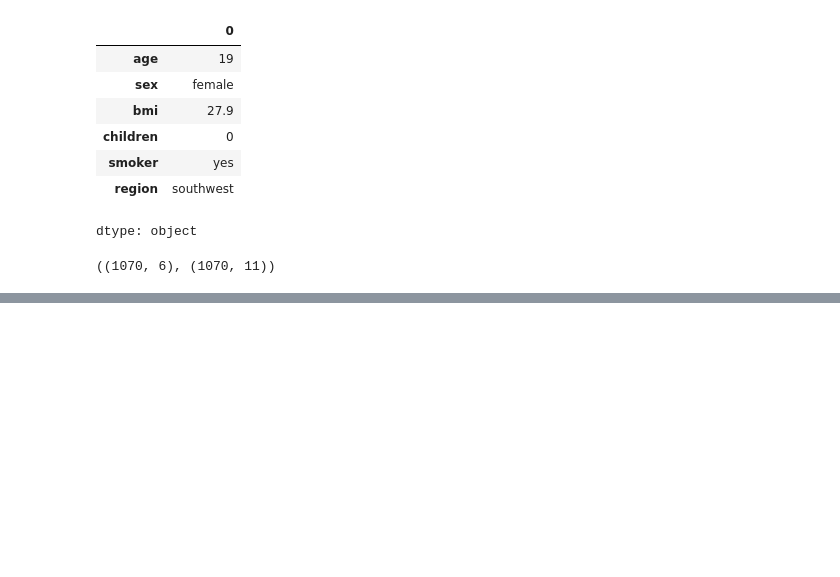
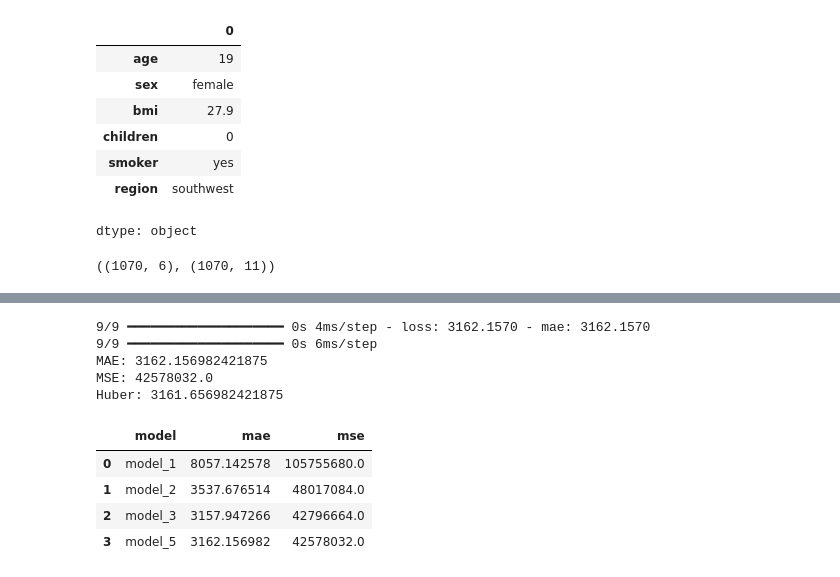
Before and after one commit to Sayantan615/Practice-Code, a Jupyter notebook: Tensorflow Labs/tensorflow_regression.ipynb, the cells around one changed output, grey strips where cells are left out. Drawn from its saved outputs; the diff is of its cells as text; code cells hidden in the pictures; blank space fills up the shorter version.

```diff
--- a/Tensorflow Labs/tensorflow_regression.ipynb
+++ b/Tensorflow Labs/tensorflow_regression.ipynb
@@ -797,6 +797,7 @@ X_train, X_test, y_train, y_test = train_test_split(X, y, test_size=0.2, random_
 
 ct.fit(X_train)
 X_train_normal = ct.transform(X_train)
+X_test_normal = ct.transform(X_test)
 X_train_normal
 # %% [output]
 array([[0.60869565, 0.10734463, 0.4       , ..., 1.        , 0.        ,
@@ -832,16 +833,16 @@ import tensorflow as tf
 
 tf.random.set_seed(42)
 
-insurance_m3_norm = tf.keras.Sequential([
+insurance_5 = tf.keras.Sequential([
     tf.keras.layers.Dense(100),
     tf.keras.layers.Dense(10),
     tf.keras.layers.Dense(1)
 ])
 
-insurance_m3_norm.compile(
+insurance_5.compile(
     loss=tf.keras.losses.mae,
     optimizer=tf.keras.optimizers.Adam(learning_rate=0.01),
     metrics=['mae']
 )
 
-history4 = insurance_m3_norm.fit(X_train, y_train, epochs=100)
+history4 = insurance_5.fit(X_train_normal, y_train, epochs=100)
@@ -847,0 +867,26 @@ history4 = insurance_m3_norm.fit(X_train, y_train, epochs=100)
+# %%
+# Evaluate the model train on normalized data
+insurance_5.evaluate(X_test_normal, y_test)
+mae5, mse5, huber5 = evaluate(insurance_5, X_test_normal, y_test)
+# %% [output]
+9/9 ━━━━━━━━━━━━━━━━━━━━ 0s 4ms/step - loss: 3162.1570 - mae: 3162.1570
+9/9 ━━━━━━━━━━━━━━━━━━━━ 0s 6ms/step
+MAE: 3162.156982421875
+MSE: 42578032.0
+Huber: 3161.656982421875
+# %%
+results = [
+    ["model_1", mae1.numpy(), mse1.numpy()],
+    ["model_2", mae2.numpy(), mse2.numpy()],
+    ["model_3", mae3.numpy(), mse3.numpy()],
+    ["model_5", mae5.numpy(), mse5.numpy()]
+]
+
+all_results = pd.DataFrame(results, columns=["model", "mae", "mse"])
+all_results
+# %% [output]
+|  | model | mae | mse |
+| 0 | model_1 | 8057.142578 | 105755680.0 |
+| 1 | model_2 | 3537.676514 | 48017084.0 |
+| 2 | model_3 | 3157.947266 | 42796664.0 |
+| 3 | model_5 | 3162.156982 | 42578032.0 |
```
Also changed, not shown: parts of 1 cell of this notebook.
